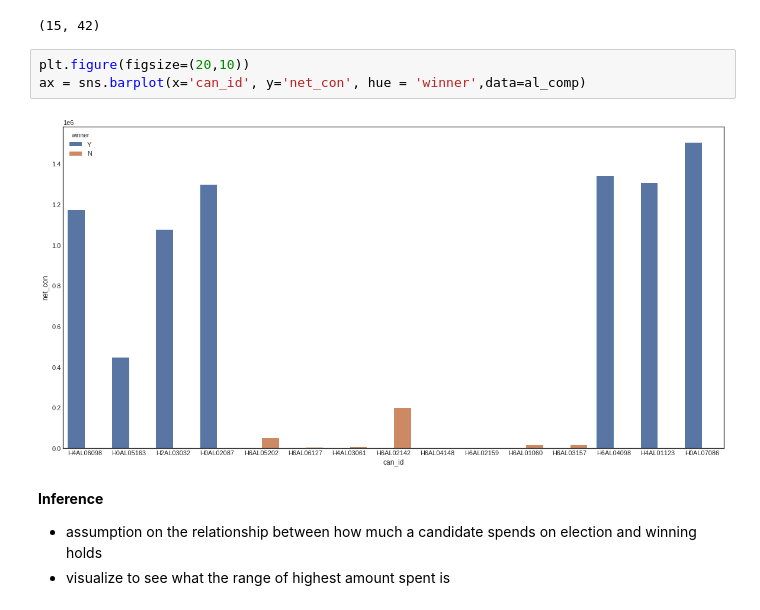
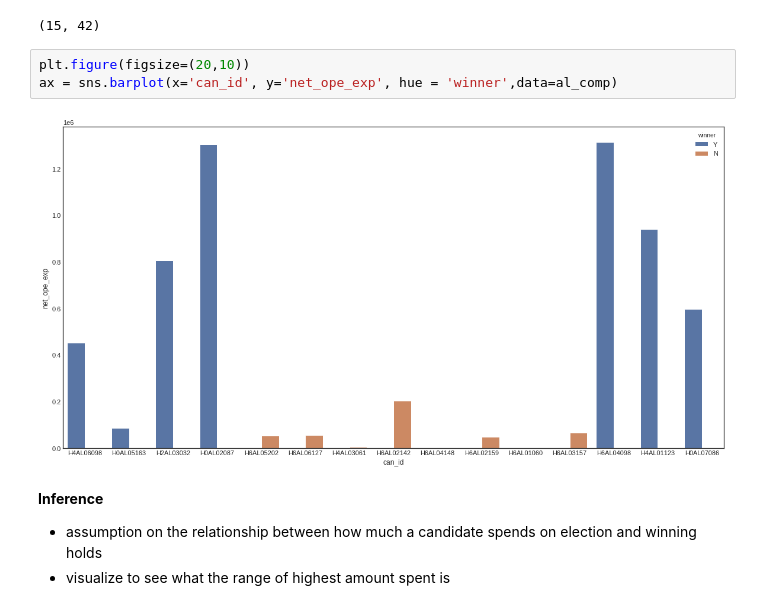
Before and after one commit to josephdickson11/campaign-finance-election-relationship, a Jupyter notebook: campaign-election-notebook.ipynb, the cells around one changed output. Cells and saved outputs as stored; diff of their text form.

```diff
--- a/campaign-election-notebook.ipynb
+++ b/campaign-election-notebook.ipynb
@@ -240,9 +240,9 @@ al_comp.shape
 (15, 42)
 # %%
 plt.figure(figsize=(20,10))
-ax = sns.barplot(x='can_id', y='net_con', hue = 'winner',data=al_comp)
+ax = sns.barplot(x='can_id', y='net_ope_exp', hue = 'winner',data=al_comp)
 # %% [output]
-[figure, old version]
+[figure, new version]
 # %% [markdown]
 **Inference**
 * assumption on the relationship between how much a candidate spends on election and winning holds
```
Also changed, not shown: parts of 13 cells of this notebook.
